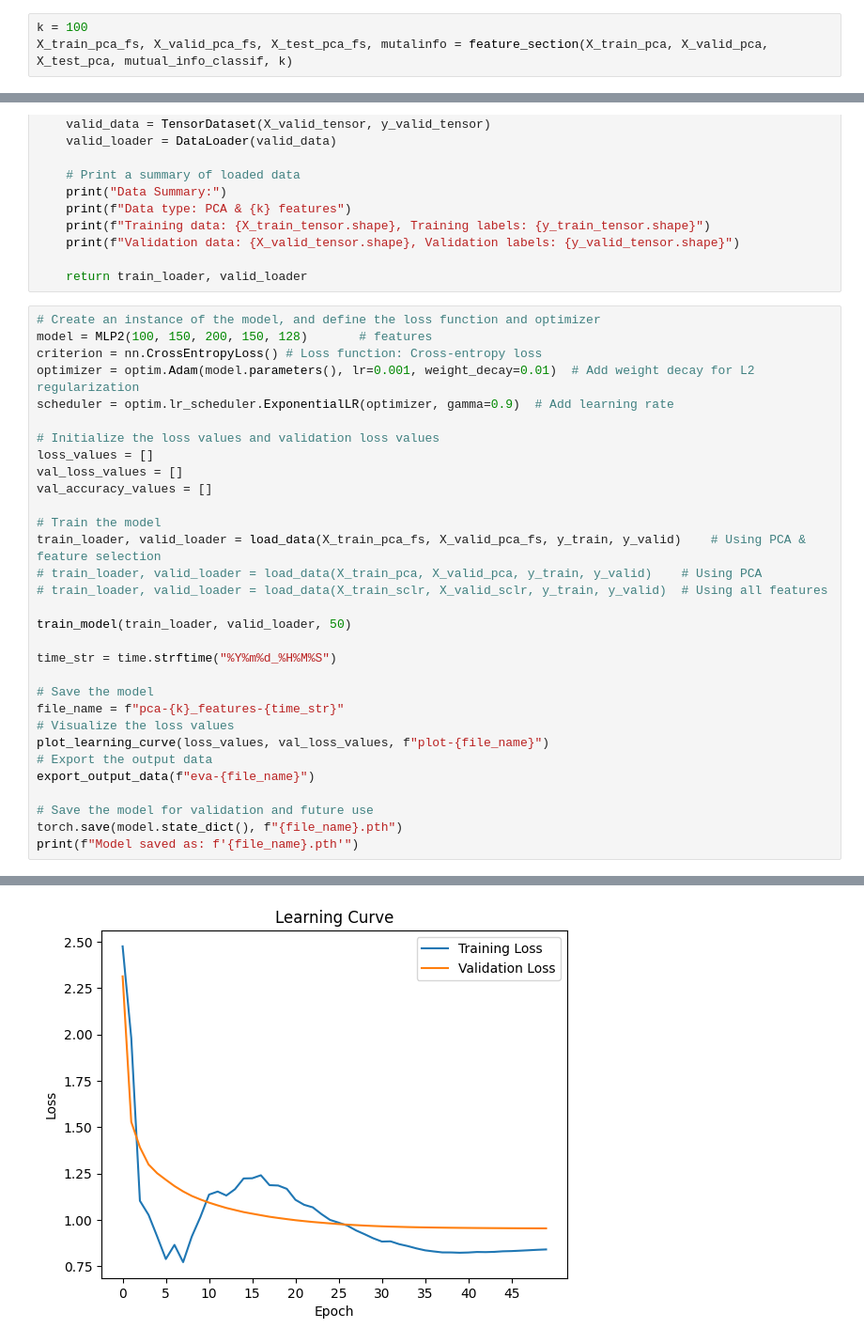
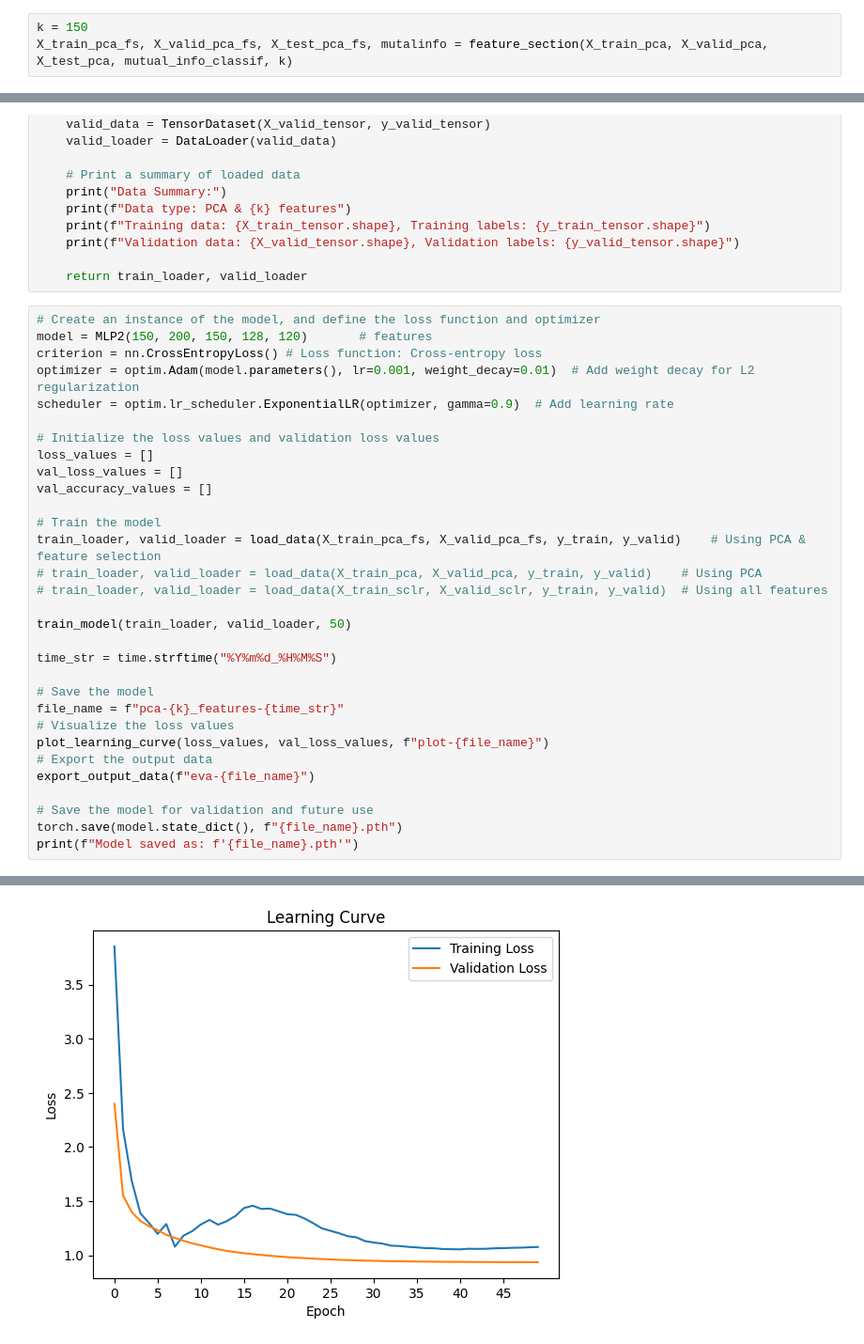
Before and after one commit to realtomkwok/info911-project, a Jupyter notebook: mlp.ipynb, the cells around one changed output, grey strips where cells are left out. Shown at 94% size. Cells and saved outputs as stored; diff of their text form.

```diff
--- a/mlp.ipynb
+++ b/mlp.ipynb
@@ -373,7 +373,7 @@ y_test
   * k = 200
 * see which set gets the highest on the validation set
 # %%
-k = 100
+k = 150
 X_train_pca_fs, X_valid_pca_fs, X_test_pca_fs, mutalinfo = feature_section(X_train_pca, X_valid_pca, X_test_pca, mutual_info_classif, k)
 # %%
 # Dataset 3 - PCA & Feature Selection
@@ -613,7 +613,7 @@ def load_data(X_train, X_valid, y_train, y_valid):
     return train_loader, valid_loader
 # %%
 # Create an instance of the model, and define the loss function and optimizer
-model = MLP2(100, 150, 200, 150, 128)       # features
+model = MLP2(150, 200, 150, 128, 120)       # features
 criterion = nn.CrossEntropyLoss() # Loss function: Cross-entropy loss
 optimizer = optim.Adam(model.parameters(), lr=0.001, weight_decay=0.01)  # Add weight decay for L2 regularization
 scheduler = optim.lr_scheduler.ExponentialLR(optimizer, gamma=0.9)  # Add learning rate
@@ -663 +663 @@ Total Training Time: 6.0 minutes, 35.71 seconds
-[figure, old version]
+[figure, new version]
```
Also changed, not shown: parts of 2 cells of this notebook, 3 other files.
